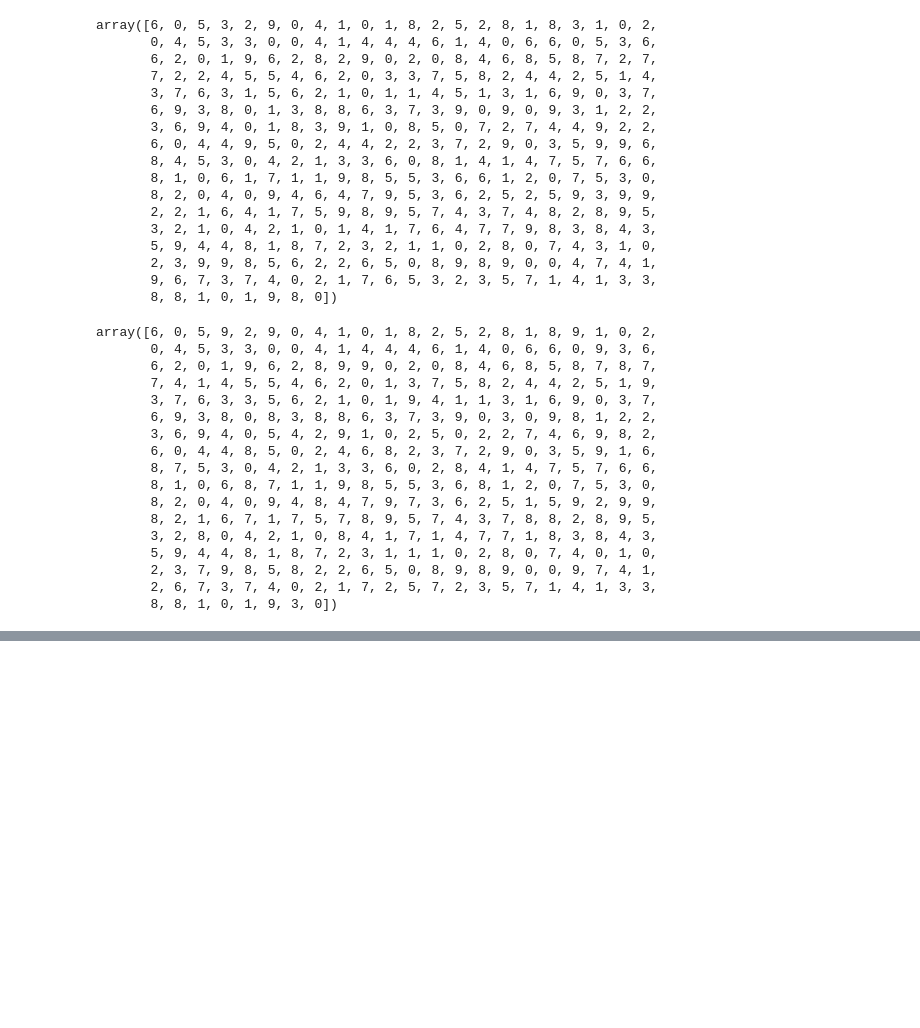
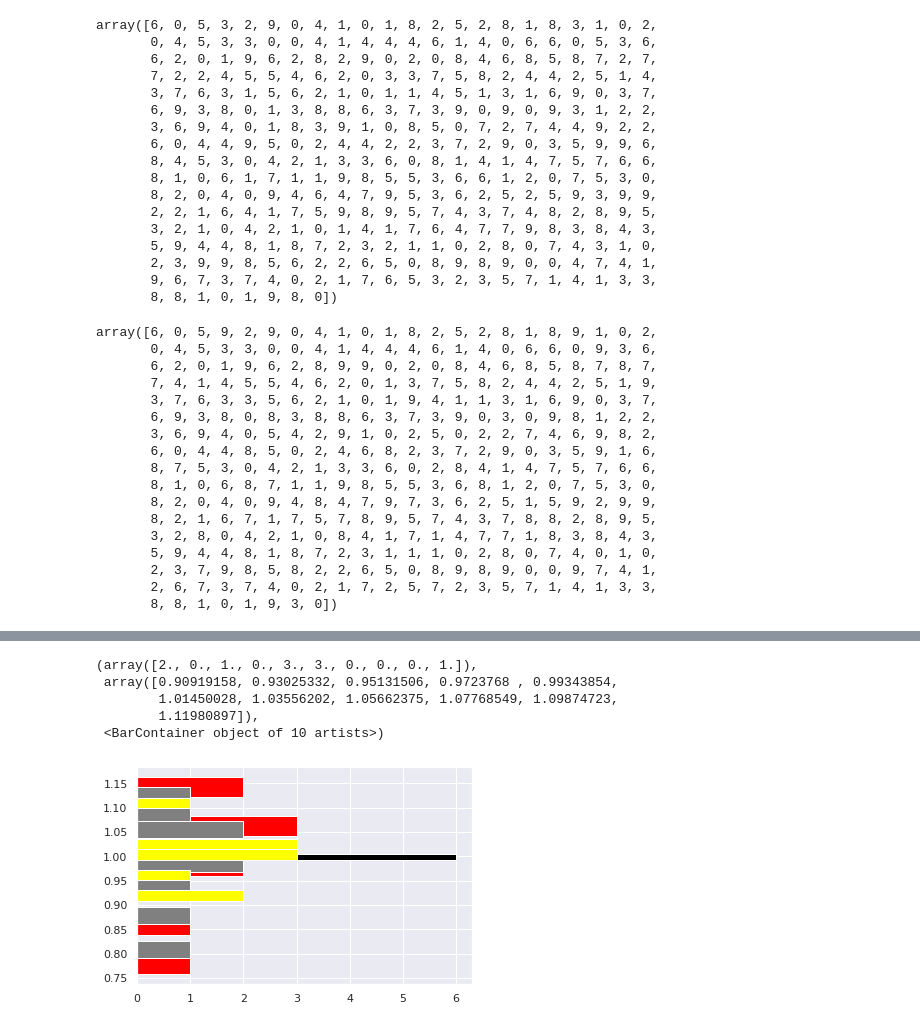
Before and after one commit to Futuremine97/-E02-__Load_Digits, a Jupyter notebook: [E__02]Digits_DecisionTree.ipynb, the cells around one changed output, grey strips where cells are left out. Cells and saved outputs as stored; diff of their text form; code cells hidden in the pictures; blank space fills up the shorter version.

```diff
--- a/[E__02]Digits_DecisionTree.ipynb
+++ b/[E__02]Digits_DecisionTree.ipynb
@@ -155,6 +200,11 @@ y_pred = svm_model.predict(X_test)
 print(classification_report(y_test, y_pred))
 
 confusion_matrix(y_test, y_pred) #svm 모델이 정확도가(precision) 높음을 확인가능.
+array = confusion_matrix(y_test, y_pred)
+total = np.sum(array, axis = 1)
+array3 = array / total[:,None]
+t3 = array3
+array3
 # %% [output]
               precision    recall  f1-score   support
 
@@ -196,6 +256,11 @@ print(classification_report(y_test, y_pred))
 from sklearn.metrics import confusion_matrix
 
 confusion_matrix(y_test, y_pred)
+array = confusion_matrix(y_test, y_pred)
+total = np.sum(array, axis = 1)
+array4 = array / total[:,None]
+t4 = array4
+array4
 # %% [output]
 classifier
               precision    recall  f1-score   support
@@ -237,6 +312,11 @@ print(classification_report(y_test, y_pred))
 from sklearn.metrics import confusion_matrix
 
 confusion_matrix(y_test, y_pred)
+array = confusion_matrix(y_test, y_pred)
+total = np.sum(array, axis = 1)
+array5 = array / total[:,None]
+t5 = array5
+array5
 # %% [output]
 classifier
               precision    recall  f1-score   support
@@ -274,0 +365,49 @@ array([[43,  0,  0,  0,  0,  0,  0,  0,  0,  0],
+# %%
+print('-'*90)
+print('decision forest')
+print('\n')
+print(t1)
+print('\n')
+
+x1 = t1.sum(axis = 0)
+
+print(x1)
+plt.hist(x1, histtype = 'barstacked',orientation = 'horizontal',color = 'white')
+
+
+print('-'*90)
+print('random forest')
+print('\n')
+print(t2)
+x2 = t2.sum(axis = 0)
+print('\n')
+print(x2)
+plt.hist(x2, histtype = 'barstacked',orientation = 'horizontal', color = 'red')
+
+print('-'*90)
+print('svm model')
+print('\n')
+print(t3)
+print('\n')
+x3 = t3.sum(axis = 0)
+print(x3)
+plt.hist(x3, histtype = 'barstacked',orientation = 'horizontal', color = 'black')
+
+print('-'*90)
+print('sgd model')
+print('\n')
+print(t4)
+print('\n')
+x4 = t4.sum(axis = 0)
+print(x4)
+plt.hist(x4, histtype = 'barstacked',orientation = 'horizontal', color = 'gray')
+
+print('-'*90)
+print('logistic model')
+print('\n')
+print(t5)
+print('\n')
+x6 = t5.sum(axis = 0)
+print(x6)
+plt.hist(x6, histtype = 'barstacked',orientation = 'horizontal',color ='yellow')
+# %% [output]
@@ -274,0 +431,6 @@ array([[43,  0,  0,  0,  0,  0,  0,  0,  0,  0],
+(array([2., 0., 1., 0., 3., 3., 0., 0., 0., 1.]),
+ array([0.90919158, 0.93025332, 0.95131506, 0.9723768 , 0.99343854,
+        1.01450028, 1.03556202, 1.05662375, 1.07768549, 1.09874723,
+        1.11980897]),
+ <BarContainer object of 10 artists>)
+[figure, added]
```
Also changed, not shown: parts of 15 cells of this notebook, 1 other file.
